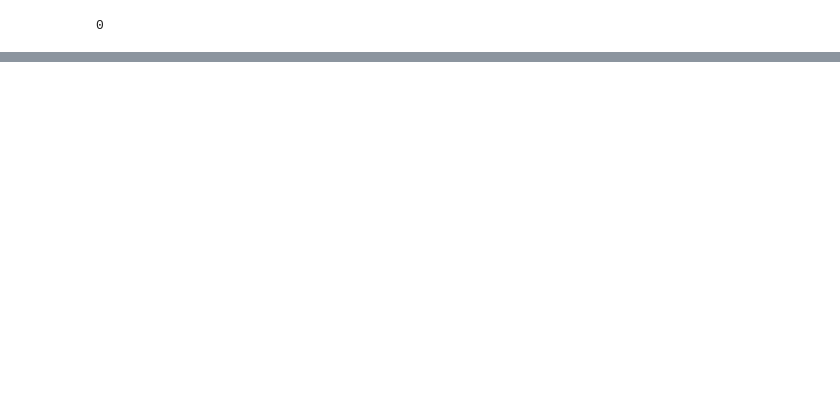
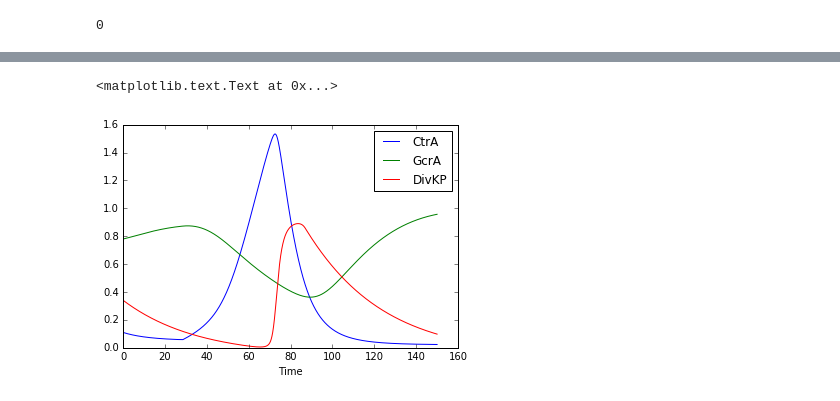
Before and after one commit to WISE-Comp-Science/Gene-regulatory-network-, a Jupyter notebook: caulobacter.ipynb, the cells around one changed output, grey strips where cells are left out. Drawn from its saved outputs; the diff is of its cells as text; code cells hidden in the pictures; blank space fills up the shorter version.

```diff
--- a/caulobacter.ipynb
+++ b/caulobacter.ipynb
@@ -67,26 +67,43 @@ def rhs(t, g):
 
     f = np.zeros(18)
     f[0]  = (ksCtrAP1 * JiCtrACtrA**2/(JiCtrACtrA**2 + g[0]**2)*g[4]  + ksCtrAP2*g[0]**2/(JaCtrACtrA**2 + g[0]**2))\
-            *(g[6] - (kdCtrA1+kdCtrA2*g[9]**2/(JdCtrADivKP**2+g[9]**2))*g[0])
+            *g[6] - ((kdCtrA1+kdCtrA2*g[9]**2/(JdCtrADivKP**2+g[9]**2))*g[0])
+
     f[1]  = kzringOpen * (1 - g[1])/(Jaopen+1-g[1]) - (kzringClosed1+kzringClosed2*(g[12]/JZringFts)**4)\
             *(g[1]/(Jaclosed+g[1]))
+
     f[2]  = ksCcrM * g[13] - kdCcrM*g[2]
+
     f[3]  = -kmcori *g[2]**4/(Jmcori**4+g[2]**4)*g[3] #if statement
+
     f[4]  = ksGcrA*JiGcrACtrA**2/(JiGcrACtrA**2+g[0]**2)*g[8]-kdGcrA*g[4]
+
     f[5]  = ksDivK*g[0] + ktransDivKP*g[9]-ktransDivK*g[5]*(1-g[1])-kdDivK*g[5]
+
     f[6]  = -kmctrA*g[2]**4/(JmctrA**4+g[2]**4)*g[6] #if statement
+
     f[7]  = kaIni*(g[8]/ThetaDnaA)**4 *(g[4]/ThetaGcrA)**4\
            /(1+(g[8]/ThetaDnaA)**4+(g[4]/ThetaGcrA)**4+(g[0]/ThetaCtrA)**4+ g[3]/ThetaCori) #if statement
+
     f[8]  = ksDnaA * (JiDnaAGcrA**2/(JiDnaAGcrA**2+g[4]**2)) *(g[0]**2/(JaDnaACtrA**2+g[0]**2))*(2-g[3])\
           -kdDnaA*g[8]
+
     f[9]  = -ktransDivKP*g[9] + ktransDivK*g[5]*(1-g[1])-kdDivKP*g[5]
+
     f[10] = -kmccrM*g[2]**4/(JmccrM**4+g[2]**4)*g[10] #if statement
+
     f[11] = kelong*(g[11])**4/(g[11]**4 + Pelong**4)*g[16] #if statement define Count
+
     f[12] = ksFts*g[0]*g[14] - kdFts*g[12]
+
     f[13] = ksI*g[0]*g[10] - kdI*g[13]
+
     f[14] = -kmfts*g[2]**4/(Jmfts**4 + g[2]**4)*g[14] #if statement
+
     f[15] = kelong*g[11]**4/(g[11]**4+Pelong**4)*g[16]
-    f[16] = 0
+
+    f[16] = 0.0
+
     f[17] = ksDivK*g[0] - kdDivK*g[17]
 
     return f
@@ -237,0 +282,13 @@ plt.xlabel('Time')
+# %%
+plt.figure(3)
+plt.plot(t, g1, label = 'CtrA')
+plt.plot(t, g5, label = 'GcrA')
+plt.plot(t, g10, label ='DivKP')
+
+
+plt.legend()
+
+plt.xlabel('Time')
+# %% [output]
+<matplotlib.text.Text at 0x...>
+[figure, added]
```
Also changed, not shown: parts of 5 cells of this notebook.
